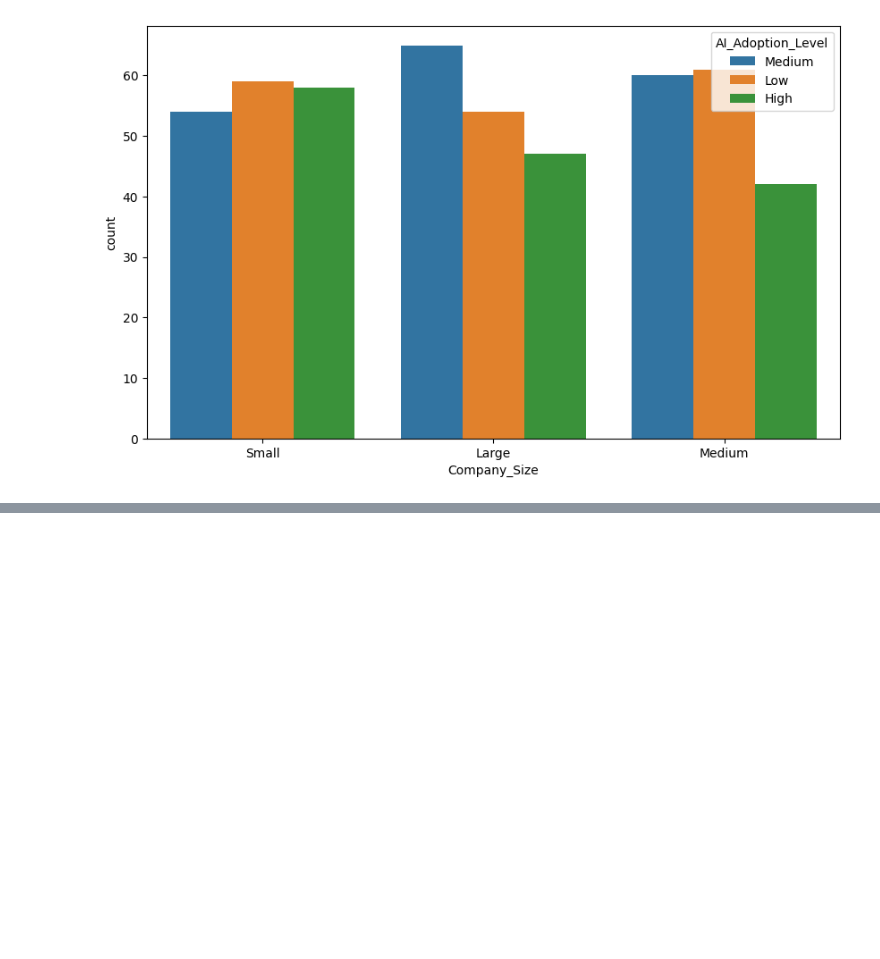
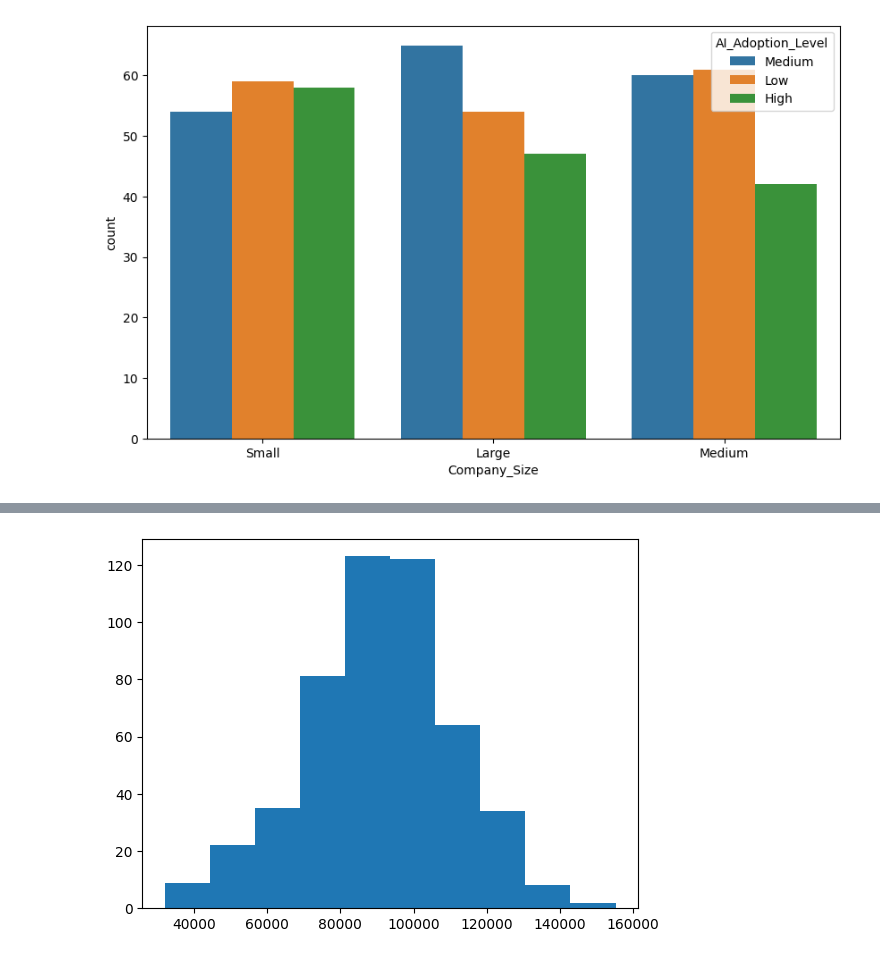
Before and after one commit to Lam2y/Data-Analytics, a Jupyter notebook: Datasets/AI Job Market Insights/AI Job Market Insights.ipynb, the cells around one changed output, grey strips where cells are left out. Drawn from its saved outputs; the diff is of its cells as text; code cells hidden in the pictures; blank space fills up the shorter version.

```diff
--- a/Datasets/AI Job Market Insights/AI Job Market Insights.ipynb
+++ b/Datasets/AI Job Market Insights/AI Job Market Insights.ipynb
@@ -85,0 +147,7 @@ sns.countplot(x=df['Company_Size'],data=df,hue=df['AI_Adoption_Level'],width=0.8
+# %%
+#Use a histogram to visualize the distribution of salaries.
+
+plt.hist(df['Salary_USD'])
+plt.show()
+# %% [output]
+[figure, added]
```
Also changed, not shown: parts of 11 cells of this notebook, 3 other files.
